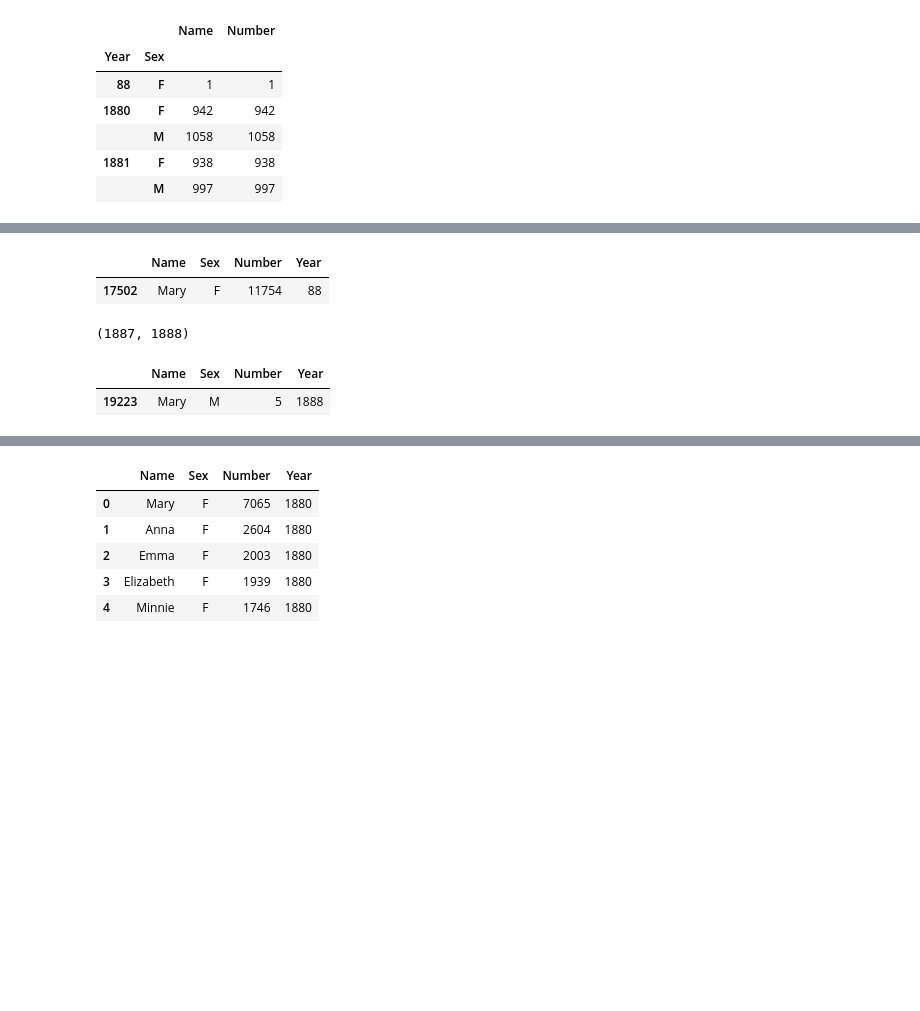
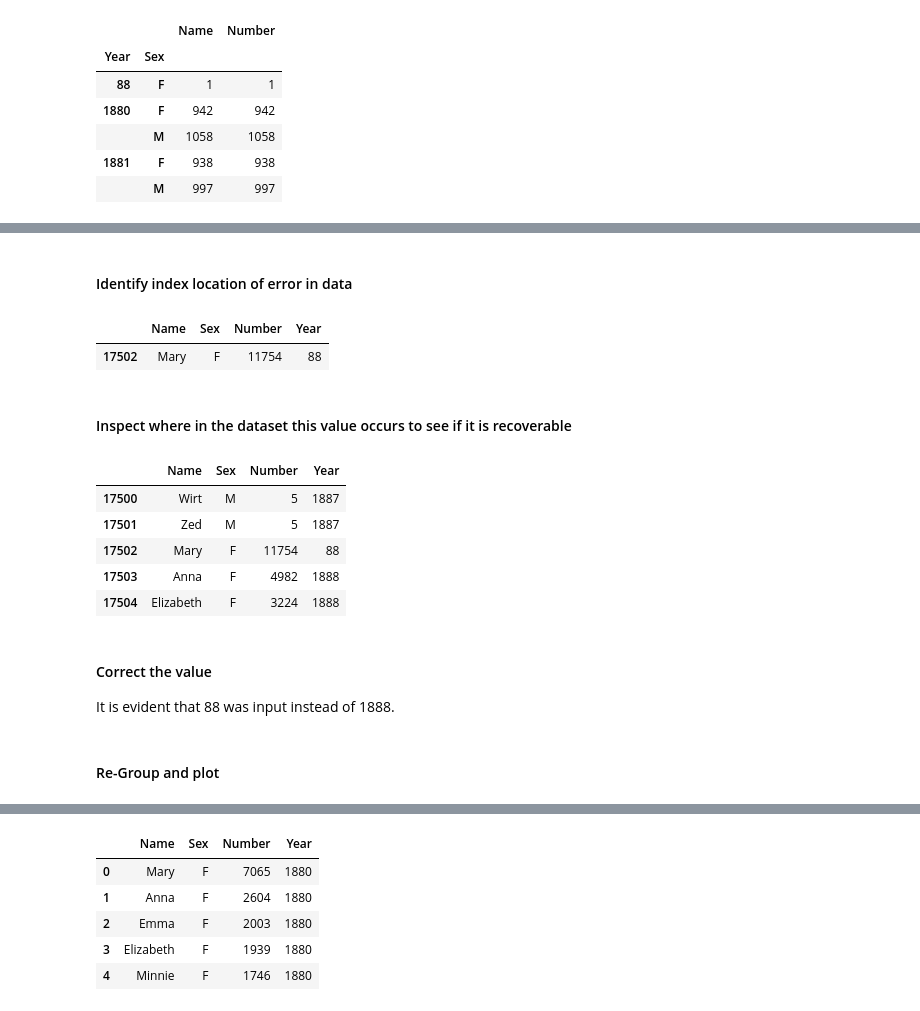
Before and after one commit to tjslezak/dignity-health-challenge, a Jupyter notebook: dh-challenge.ipynb, the cells around one changed output, grey strips where cells are left out. Cells and saved outputs as stored; diff of their text form; code cells hidden in the pictures; blank space fills up the shorter version.

```diff
--- a/dh-challenge.ipynb
+++ b/dh-challenge.ipynb
@@ -47,19 +60,27 @@ grouped_count.hvplot(kind='bar', stacked=True, width=1200, rot=74, height=480)
+# %% [markdown]
+#### Identify index location of error in data
 # %%
 df[df.Year == 88]
 # %% [output]
 |  | Name | Sex | Number | Year |
 | 17502 | Mary | F | 11754 | 88 |
+# %% [markdown]
+#### Inspect where in the dataset this value occurs to see if it is recoverable
 # %%
 idx = df[df.Year == 88].index[0]
-df.at[idx-1, 'Year'], df.at[idx+1, 'Year']
+df.loc[idx-2:idx+2]
 # %% [output]
-(1887, 1888)
+|  | Name | Sex | Number | Year |
+| 17500 | Wirt | M | 5 | 1887 |
+| 17501 | Zed | M | 5 | 1887 |
+| 17502 | Mary | F | 11754 | 88 |
+| 17503 | Anna | F | 4982 | 1888 |
+| 17504 | Elizabeth | F | 3224 | 1888 |
-# %%
-samp = df[df.Year == 1888]
-samp[samp.Name == 'Mary']
-# %% [output]
-|  | Name | Sex | Number | Year |
-| 19223 | Mary | M | 5 | 1888 |
+# %% [markdown]
+#### Correct the value
+It is evident that 88 was input instead of 1888.
 # %%
 df.at[idx, 'Year'] = 1888
+# %% [markdown]
+#### Re-Group and plot
 # %%
```
Also changed, not shown: parts of 79 cells of this notebook, 1 other file.
